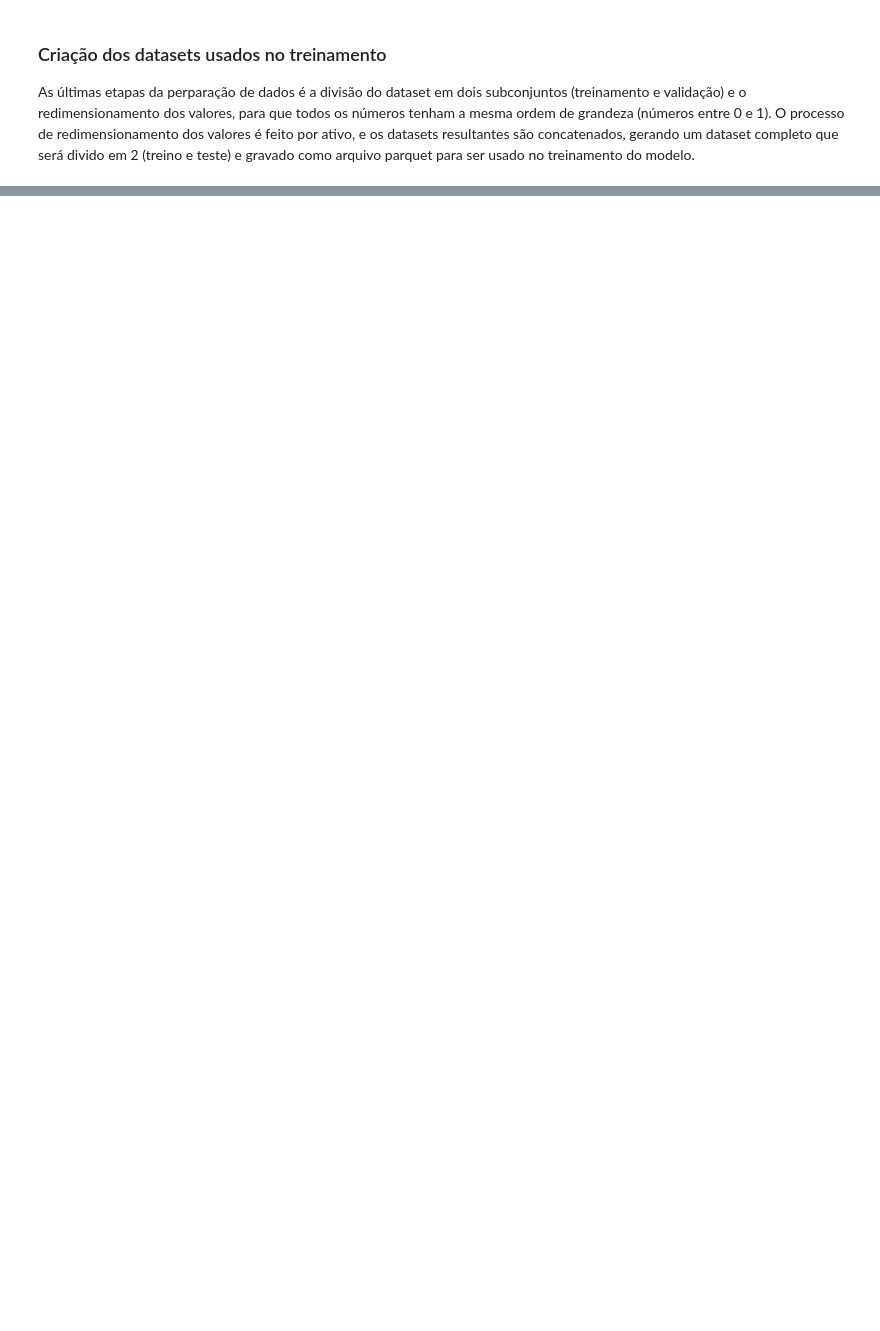
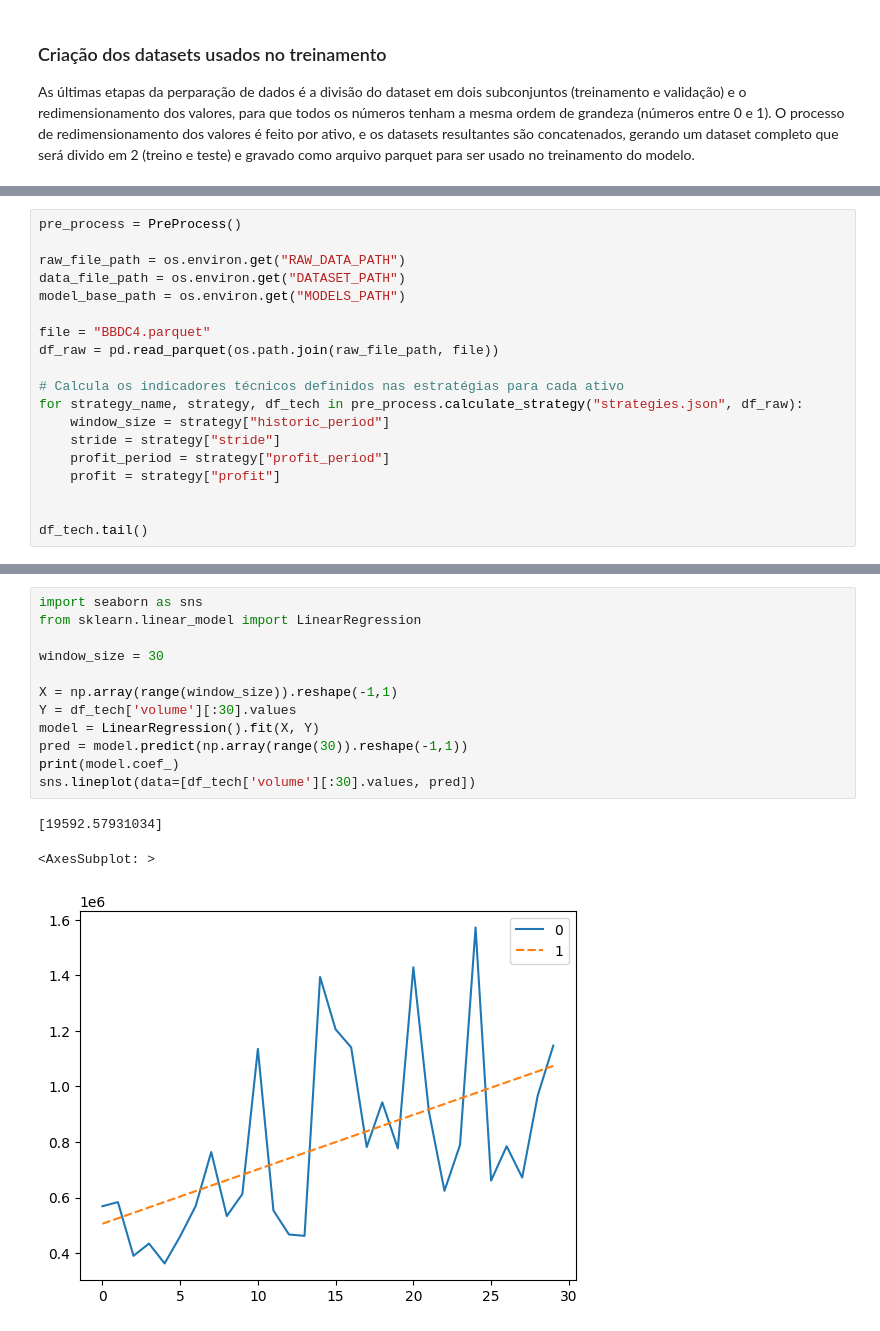
Before and after one commit to secretaria-ICA/proj_final_bimaster, a Jupyter notebook: create_dataset.ipynb, the cells around one changed output, grey strips where cells are left out. Cells and saved outputs as stored; diff of their text form; blank space fills up the shorter version.

```diff
--- a/create_dataset.ipynb
+++ b/create_dataset.ipynb
@@ -264,0 +310,19 @@ Processando arquivo NTCO3.parquet na estrategia BBANBDS_21_MACD_12_26_9_AD
+# %%
+pre_process = PreProcess()
+
+raw_file_path = os.environ.get("RAW_DATA_PATH")
+data_file_path = os.environ.get("DATASET_PATH")
+model_base_path = os.environ.get("MODELS_PATH")
+
+file = "BBDC4.parquet"
+df_raw = pd.read_parquet(os.path.join(raw_file_path, file))
+
+# Calcula os indicadores técnicos definidos nas estratégias para cada ativo
+for strategy_name, strategy, df_tech in pre_process.calculate_strategy("strategies.json", df_raw):
+    window_size = strategy["historic_period"]
+    stride = strategy["stride"]
+    profit_period = strategy["profit_period"]
+    profit = strategy["profit"]
+
+
+df_tech.tail()
@@ -264,0 +642,16 @@ Processando arquivo NTCO3.parquet na estrategia BBANBDS_21_MACD_12_26_9_AD
+# %%
+import seaborn as sns
+from sklearn.linear_model import LinearRegression
+
+window_size = 30
+
+X = np.array(range(window_size)).reshape(-1,1)
+Y = df_tech['volume'][:30].values
+model = LinearRegression().fit(X, Y)
+pred = model.predict(np.array(range(30)).reshape(-1,1))
+print(model.coef_)
+sns.lineplot(data=[df_tech['volume'][:30].values, pred])
+# %% [output]
+[19592.57931034]
+<AxesSubplot: >
+[figure, added]
```
Also changed, not shown: parts of 19 cells of this notebook, 8 other files.
